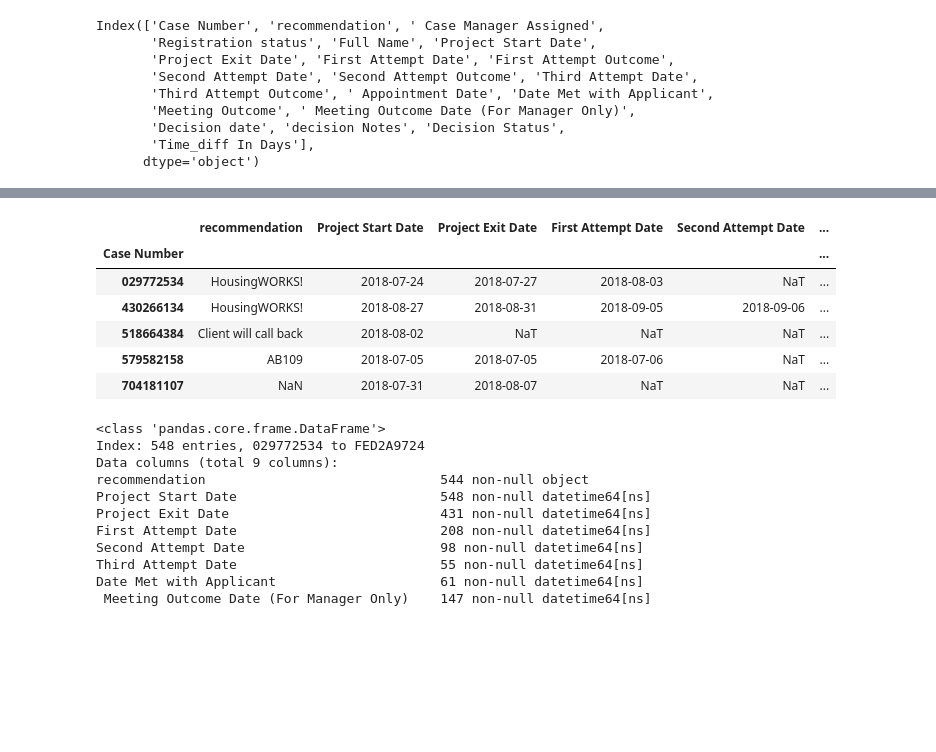
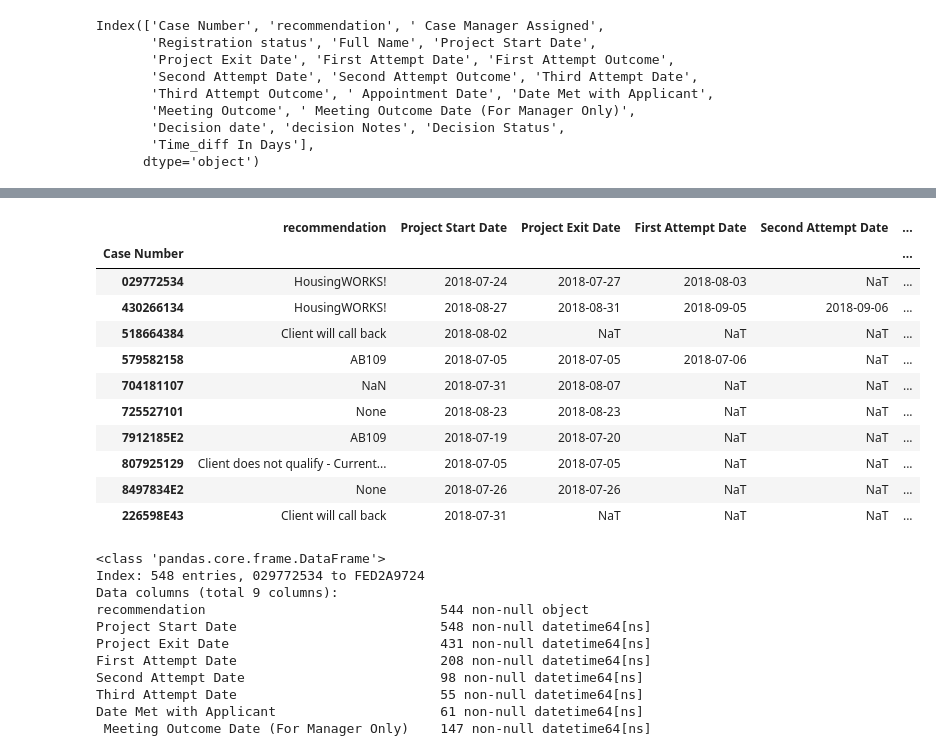
Before and after one commit to Claire-Kimbugwe/Data-Analysis-Projects, a Jupyter notebook: Customer Service Study.ipynb, the cells around one changed output, grey strips where cells are left out. Drawn from its saved outputs; the diff is of its cells as text; code cells hidden in the pictures; blank space fills up the shorter version.

```diff
--- a/Customer Service Study.ipynb
+++ b/Customer Service Study.ipynb
@@ -321,15 +516,20 @@ hmis.shape
 # %%
 #make case number the index
 hmis=hmis.set_index(['Case Number'])
-hmis.head()
+hmis.head(10)
 # %% [output]
 |  | recommendation | Project Start Date | Project Exit Date | First Attempt Date | Second Attempt Date | ... |
 | Case Number |  |  |  |  |  | ... |
 | 029772534 | HousingWORKS! | 2018-07-24 | 2018-07-27 | 2018-08-03 | NaT | ... |
 | 430266134 | HousingWORKS! | 2018-08-27 | 2018-08-31 | 2018-09-05 | 2018-09-06 | ... |
 | 518664384 | Client will call back | 2018-08-02 | NaT | NaT | NaT | ... |
 | 579582158 | AB109 | 2018-07-05 | 2018-07-05 | 2018-07-06 | NaT | ... |
 | 704181107 | NaN | 2018-07-31 | 2018-08-07 | NaT | NaT | ... |
+| 725527101 | None | 2018-08-23 | 2018-08-23 | NaT | NaT | ... |
+| 7912185E2 | AB109 | 2018-07-19 | 2018-07-20 | NaT | NaT | ... |
+| 807925129 | Client does not qualify - Current... | 2018-07-05 | 2018-07-05 | NaT | NaT | ... |
+| 8497834E2 | None | 2018-07-26 | 2018-07-26 | NaT | NaT | ... |
+| 226598E43 | Client will call back | 2018-07-31 | NaT | NaT | NaT | ... |
 # %%
 hmis.info() #look at the datatypes and all
 # %% [output]
```
Also changed, not shown: parts of 127 cells of this notebook.
